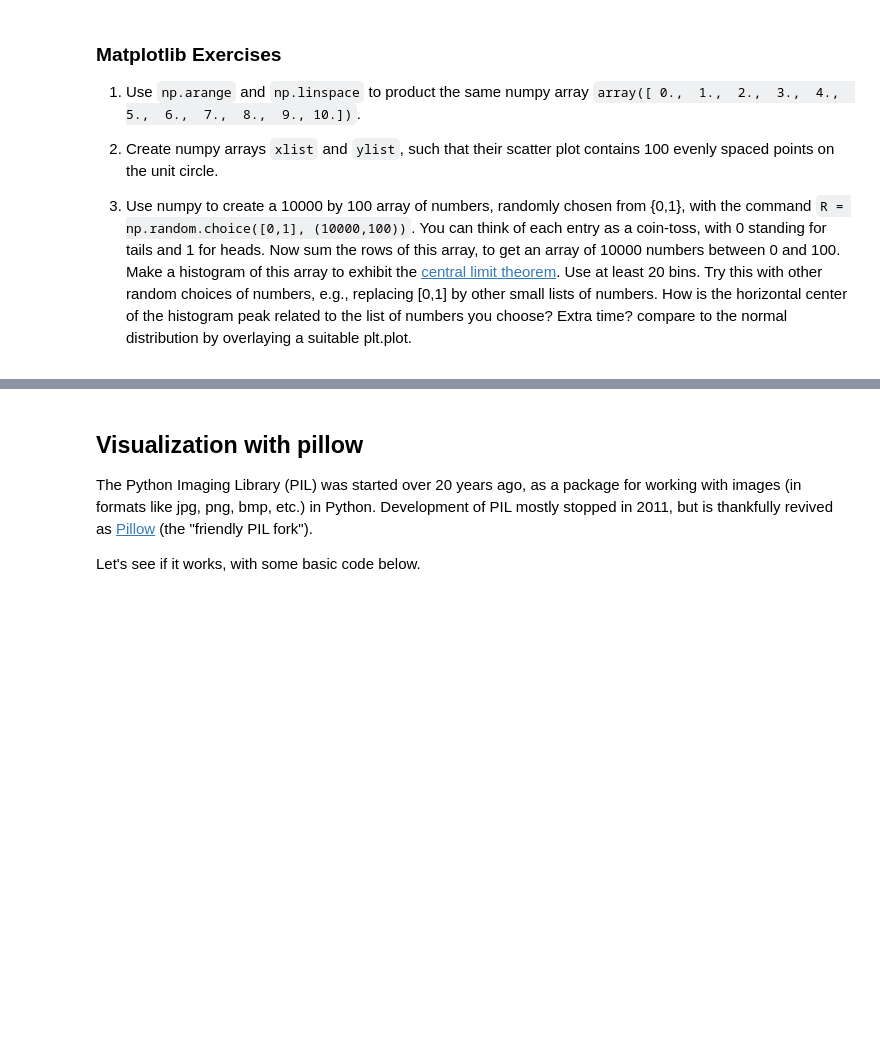
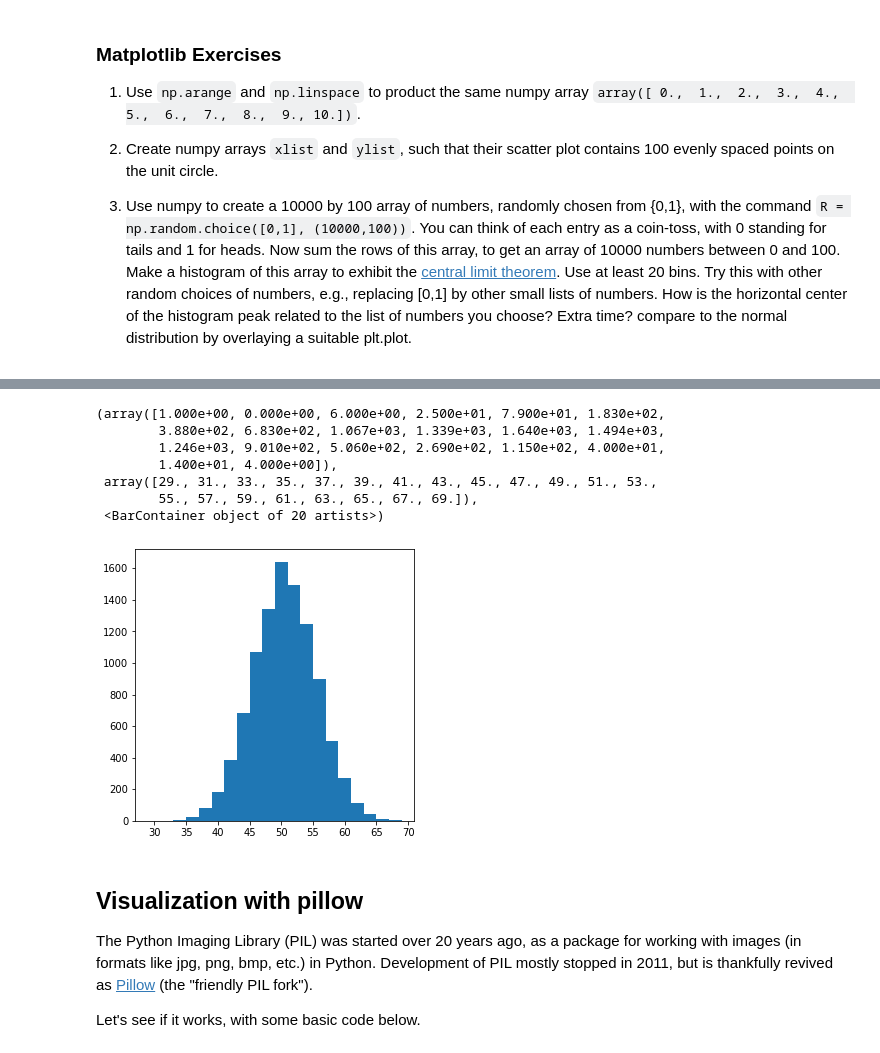
Before and after one commit to EvanSpanier/Math-152, a Jupyter notebook: P4M_Notebook_4.ipynb, the cells around one changed output, grey strips where cells are left out. Saved outputs shown, nothing was run; the diff lists cells and outputs as text; code cells hidden in the pictures; blank space fills up the shorter version.

```diff
--- a/P4M_Notebook_4.ipynb
+++ b/P4M_Notebook_4.ipynb
@@ -989,3 +1084,19 @@ The command `np.linspace(start, stop, length)` creates a numpy array that begins
+# %%
+#3
+R=np.random.choice([0,1],(10000,100))
+S=np.sum(R,axis=1)
+plt.figure(figsize=(5,5))
+plt.hist(S,bins=20) # The horizontal center of the histogram is the sum of the average value of the numbers chosen
+# In this case we have 0 and 1 so the average is 0.5, 100 times is 50
+# %% [output]
+(array([1.000e+00, 0.000e+00, 6.000e+00, 2.500e+01, 7.900e+01, 1.830e+02,
+        3.880e+02, 6.830e+02, 1.067e+03, 1.339e+03, 1.640e+03, 1.494e+03,
+        1.246e+03, 9.010e+02, 5.060e+02, 2.690e+02, 1.150e+02, 4.000e+01,
+        1.400e+01, 4.000e+00]),
+ array([29., 31., 33., 35., 37., 39., 41., 43., 45., 47., 49., 51., 53.,
+        55., 57., 59., 61., 63., 65., 67., 69.]),
+ <BarContainer object of 20 artists>)
+[figure, added]
 # %% [markdown]
 ## Visualization with pillow
 
```
Also changed, not shown: parts of 42 cells of this notebook.
